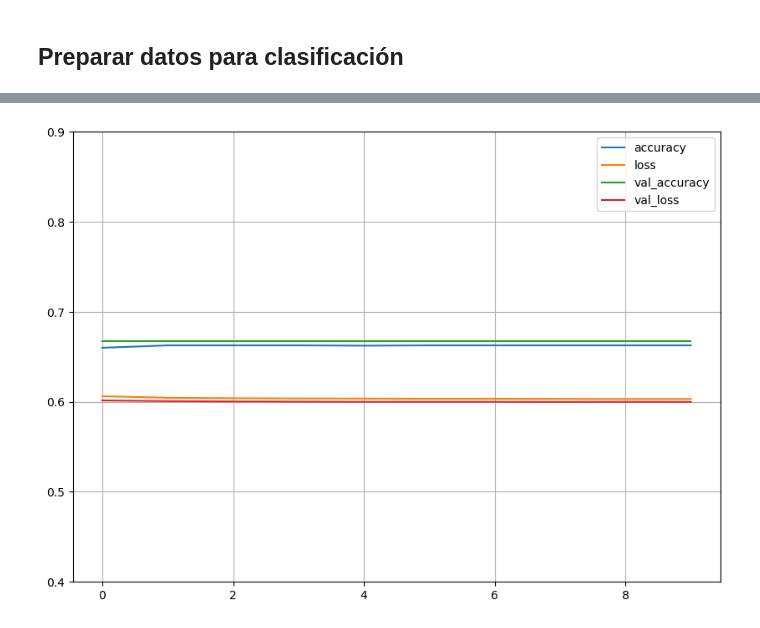
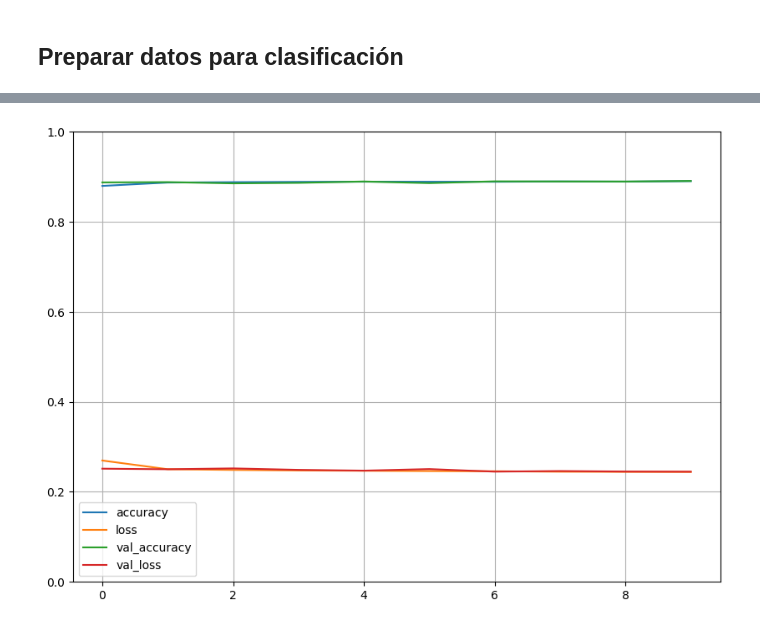
Before and after one commit to Naylet92/Estudio_ambiental, a Jupyter notebook: San Gabriel/SGB_clasificacion_ANN_2020_ver1.ipynb, the cells around one changed output, grey strips where cells are left out. Drawn from its saved outputs; the diff is of its cells as text; code cells hidden in the pictures.

```diff
--- a/San Gabriel/SGB_clasificacion_ANN_2020_ver1.ipynb
+++ b/San Gabriel/SGB_clasificacion_ANN_2020_ver1.ipynb
@@ -190,8 +190,8 @@ def feature_transform(source_array):
     print(f"  Forma después de transformar a tabla: {table_array.shape}")
     return table_array
 
-x_features_2020 = feature_transform(reference_data['SGB_2020_ref_DW.npy'])
-y_labels_2020 = feature_transform(imagery_data['SGB_2020_L8_PCA6_rs.npy'])
+x_features_2020 = feature_transform(imagery_data['SGB_2020_L8_PCA6_rs.npy'])
+y_labels_2020 = feature_transform(reference_data['SGB_2020_ref_DW.npy'])
 
 ## Consultar un fragmento en la parte interna de conjunto de datos
 print(x_features_2020[1000:1020,:])
@@ -217,5 +317,5 @@ print(y_labels_2020[1000:1020,:])
 # %%
-xTrain, xTest, yTrain, yTest = train_test_split(x_features_2020, y_labels_2020, test_size=0.4, random_state=2)
+xTrain, xTest, yTrain, yTest = train_test_split(x_features_2020, y_labels_2020_binary, test_size=0.4, random_state=2)
 
 print(xTrain.shape)
 print(yTrain.shape)
@@ -383,13 +451,13 @@ Entrenamiento completado.
 # %%
 
 # Opcional: Mostrar resumen del historial de entrenamiento
 import pandas as pd
 pd.DataFrame(history.history).plot(figsize=(10, 7))
 plt.grid(True)
-plt.gca().set_ylim(0.4, 0.9) # Ajustar límites si los datos de precisión/pérdida varían mucho
+plt.gca().set_ylim(0, 1) # Ajustar límites si los datos de precisión/pérdida varían mucho
 plt.show()
 # %% [output]
-[figure, old version]
+[figure, new version]
 # %%
 print("Realizando predicciones con x_features_2020 completos...")
 
```
Also changed, not shown: parts of 11 cells of this notebook.
